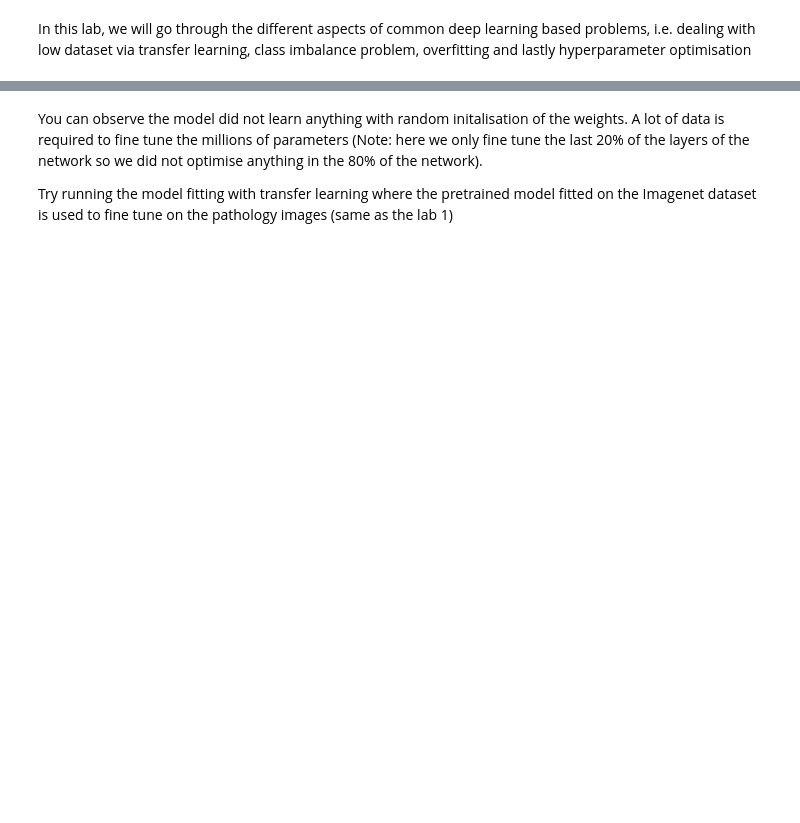
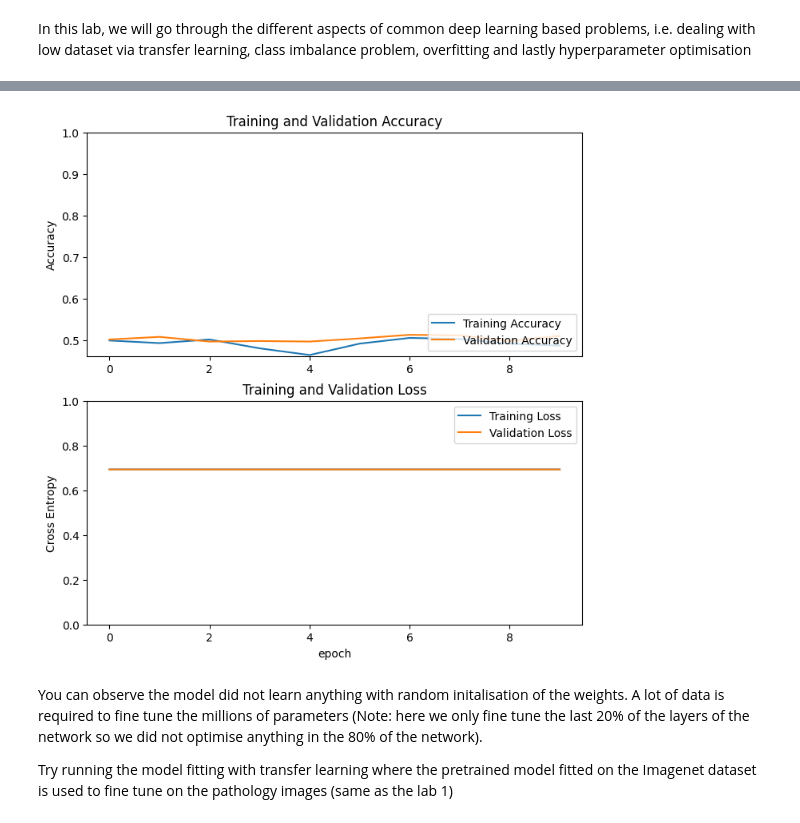
Before and after one commit to kimmokartasalo/predictive_modelling_lab, a Jupyter notebook: dl_lab_2.ipynb, the cells around one changed output, grey strips where cells are left out. Cells and saved outputs as stored; diff of their text form; code cells hidden in the pictures; blank space fills up the shorter version.

```diff
--- a/dl_lab_2.ipynb
+++ b/dl_lab_2.ipynb
@@ -70,18 +70,19 @@ print('Directories in unzipped folder:', os.listdir(path_data))
 
 train_dataset = image_dataset_from_directory(train_dir,
                                              shuffle=True,
-                                             batch_size=32,
+                                             batch_size=16,
                                              image_size=(598, 598))
+
 class_names = train_dataset.class_names
 
 validation_dataset = image_dataset_from_directory(validation_dir,
                                                   shuffle=True,
-                                                  batch_size=32,
+                                                  batch_size=16,
                                                   image_size=(598, 598))
 
 test_dataset = image_dataset_from_directory(test_dir,
                                             shuffle=True,
-                                            batch_size=32,
+                                            batch_size=16,
                                             image_size=(598, 598))
 
 train_dataset = train_dataset.prefetch(buffer_size=tf.data.experimental.AUTOTUNE).repeat()
@@ -93,7 +114,7 @@ print(class_names)
 # %%
 # Create the base model from the pre-trained model or with randomly initialised weights in MobileNet V2 architecture
-tranfer_learning = False
-if tranfer_learning:
+transfer_learning = False
+if transfer_learning:
   base_model = tf.keras.applications.MobileNetV2(input_shape=None,
                                                include_top=False,
                                                weights='imagenet')
@@ -106,7 +127,6 @@ else:
 base_model.trainable = True
 
 inputs = tf.keras.Input(shape=(598, 598, 3))
-# x = data_augmentation(inputs)
 x = tf.keras.applications.mobilenet_v2.preprocess_input(inputs)
 x = base_model(x, training=False)
 x = tf.keras.layers.GlobalAveragePooling2D()(x)
@@ -136,8 +174,9 @@ model.summary()
 # %%
 history = model.fit(train_dataset,
                     steps_per_epoch=25,
-                    validation_steps=50,
+                    validation_steps=25,
                     epochs=10,
                     validation_data=validation_dataset)
 
 plot_history(history)
+# %% [output]
@@ -144,3 +203,4 @@ plot_history(history)
+[figure, added]
 # %% [markdown]
 You can observe the model did not learn anything with random initalisation of the weights. A lot of data is required to fine tune the millions of parameters (Note: here we only fine tune the last 20% of the layers of the network so we did not optimise anything in the 80% of the network).
 
```
Also changed, not shown: parts of 11 cells of this notebook.
